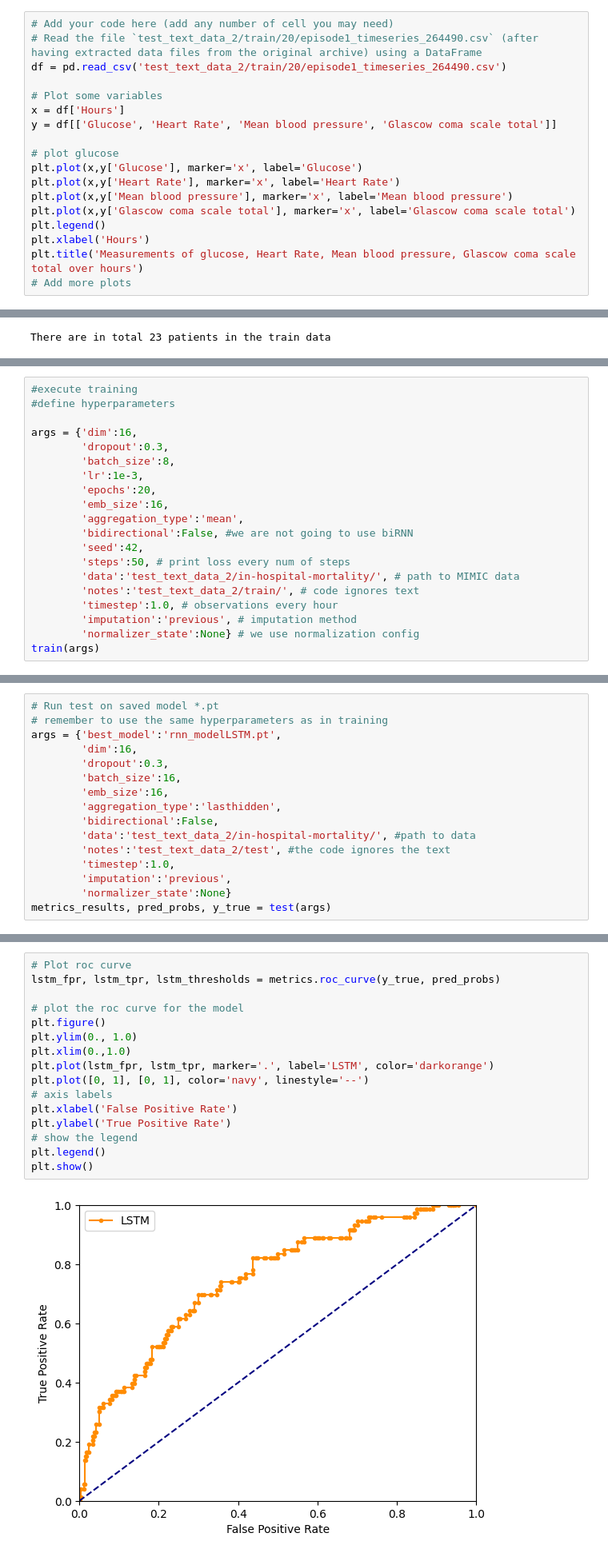
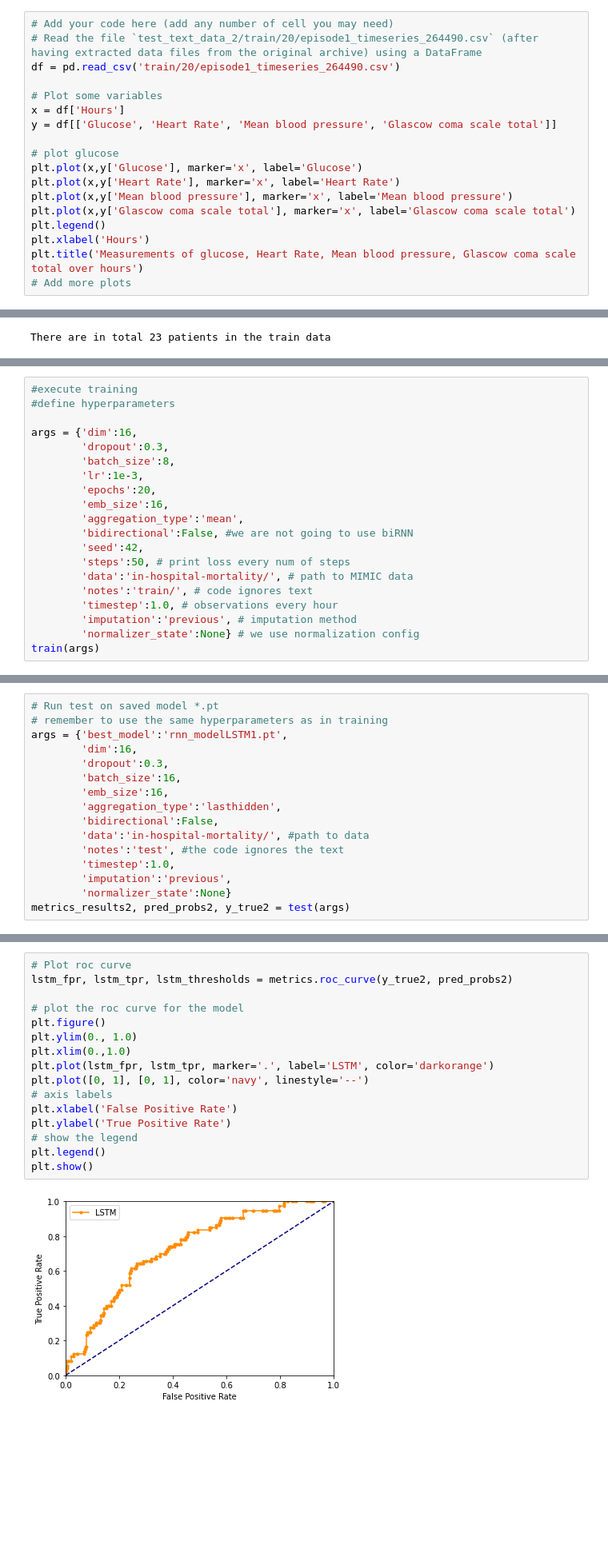
Before and after one commit to florencecornelissen/Mortality_Prediction, a Jupyter notebook: in_hospital_mortality_structured_v2.ipynb, the cells around one changed output, grey strips where cells are left out. Shown: that part at 80% size. Saved outputs shown, nothing was run; the diff lists cells and outputs as text; blank space fills up the shorter version.

```diff
--- a/in_hospital_mortality_structured_v2.ipynb
+++ b/in_hospital_mortality_structured_v2.ipynb
@@ -251,7 +253,7 @@ def print_metrics_binary(y_true, predictions, logging, verbose=1):
 # %%
 # Add your code here (add any number of cell you may need)
 # Read the file `test_text_data_2/train/20/episode1_timeseries_264490.csv` (after having extracted data files from the original archive) using a DataFrame
-df = pd.read_csv('test_text_data_2/train/20/episode1_timeseries_264490.csv')
+df = pd.read_csv('train/20/episode1_timeseries_264490.csv')
 
 # Plot some variables
 x = df['Hours']
@@ -740,8 +742,8 @@ args = {'dim':16,
         'bidirectional':False, #we are not going to use biRNN
         'seed':42,
         'steps':50, # print loss every num of steps
-        'data':'test_text_data_2/in-hospital-mortality/', # path to MIMIC data
-        'notes':'test_text_data_2/train/', # code ignores text
+        'data':'in-hospital-mortality/', # path to MIMIC data
+        'notes':'train/', # code ignores text
         'timestep':1.0, # observations every hour
         'imputation':'previous', # imputation method
         'normalizer_state':None} # we use normalization config
@@ -973,17 +1125,17 @@ train(args)
 # %%
 # Run test on saved model *.pt
 # remember to use the same hyperparameters as in training
-args = {'best_model':'rnn_modelLSTM.pt',
+args = {'best_model':'rnn_modelLSTM1.pt',
         'dim':16,
         'dropout':0.3,
         'batch_size':16,
         'emb_size':16,
         'aggregation_type':'lasthidden',
         'bidirectional':False,
-        'data':'test_text_data_2/in-hospital-mortality/', #path to data
-        'notes':'test_text_data_2/test', #the code ignores the text
+        'data':'in-hospital-mortality/', #path to data
+        'notes':'test', #the code ignores the text
         'timestep':1.0,
         'imputation':'previous',
         'normalizer_state':None}
-metrics_results, pred_probs, y_true = test(args)
+metrics_results2, pred_probs2, y_true2 = test(args)
 # %% [output]
@@ -1008,20 +1165,20 @@ metrics_results, pred_probs, y_true = test(args)
 # %%
 # Plot roc curve
-lstm_fpr, lstm_tpr, lstm_thresholds = metrics.roc_curve(y_true, pred_probs)
+lstm_fpr, lstm_tpr, lstm_thresholds = metrics.roc_curve(y_true2, pred_probs2)
 
 # plot the roc curve for the model
 plt.figure()
 plt.ylim(0., 1.0)
 plt.xlim(0.,1.0)
 plt.plot(lstm_fpr, lstm_tpr, marker='.', label='LSTM', color='darkorange')
 plt.plot([0, 1], [0, 1], color='navy', linestyle='--')
 # axis labels
 plt.xlabel('False Positive Rate')
 plt.ylabel('True Positive Rate')
 # show the legend
 plt.legend()
 plt.show()
 # %% [output]
-[figure, old version]
+[figure, new version]
 # %%
 # Plot calibration curve
```
Also changed, not shown: parts of 43 cells of this notebook, 19 other files.
